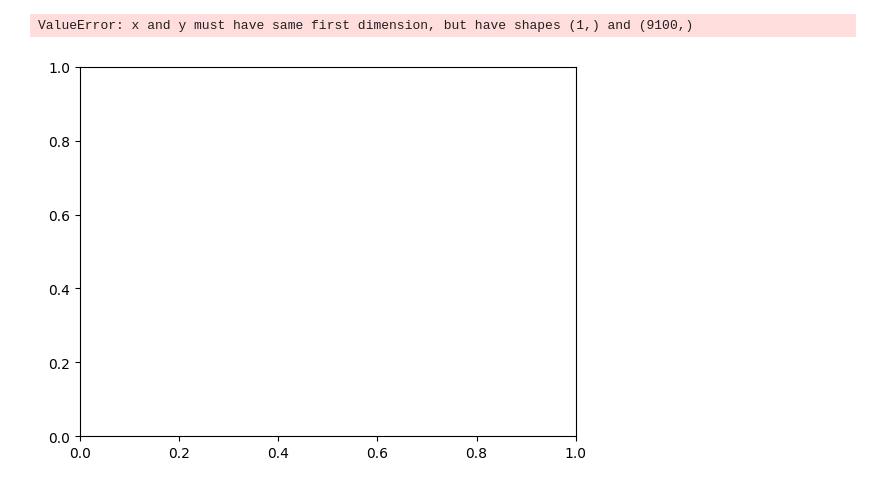
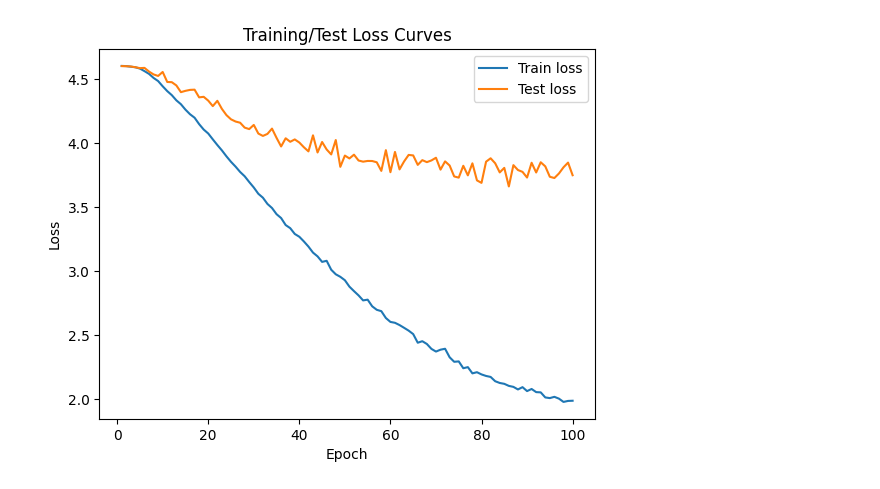
Before and after one commit to azaho/bfm, a Jupyter notebook: analyses/roshnipm/plot_training_statistics.ipynb, the cells around one changed output. Cells and saved outputs as stored; diff of their text form; code cells hidden in the pictures.

```diff
--- a/analyses/roshnipm/plot_training_statistics.ipynb
+++ b/analyses/roshnipm/plot_training_statistics.ipynb
@@ -29,18 +70,15 @@ len(epochs)
-# %%
-# extract loss per epoch
-batches_by_epoch = []
-epochs_by_batch = []
-for i in range(100):
-    batches_by_epoch.append(np.mean(batch_losses[91*i:91*i+100]))
-    epochs_by_batch.append(np.mean(batch_losses[100*i:100*i+91]))
-
-import numpy as np
-plt.plot(set(epochs), [batch_losses], label='Batch Loss')
-plt.xlabel('Epoch')
-plt.ylabel('Loss')
-plt.title('Training Loss Curve')
-plt.legend()
-plt.show()
-# %% [output]
-ValueError: x and y must have same first dimension, but have shapes (1,) and (9100,)
-[figure, removed]
+# %%
+# Extract loss per batch or per epoch
+roshnipm_batch_losses = [entry['batch_loss'] for entry in roshnipm_stats if 'batch_loss' in entry]
+roshnipm_test_losses = [entry['test_loss'] for entry in roshnipm_stats if 'test_loss' in entry]
+roshnipm_batch_losses = np.reshape(roshnipm_batch_losses, (100, 120))
+
+plt.plot(np.arange(1, 101), roshnipm_batch_losses.mean(axis=1), label='Train loss')
+plt.plot(np.arange(1, 101), roshnipm_test_losses, label='Test loss')
+plt.xlabel('Epoch')
+plt.ylabel('Loss')
+plt.title('Training/Test Loss Curves')
+plt.legend()
+plt.show()
+# %% [output]
+[figure, added]
```
Also changed, not shown: parts of 15 cells of this notebook, 5 other files.
